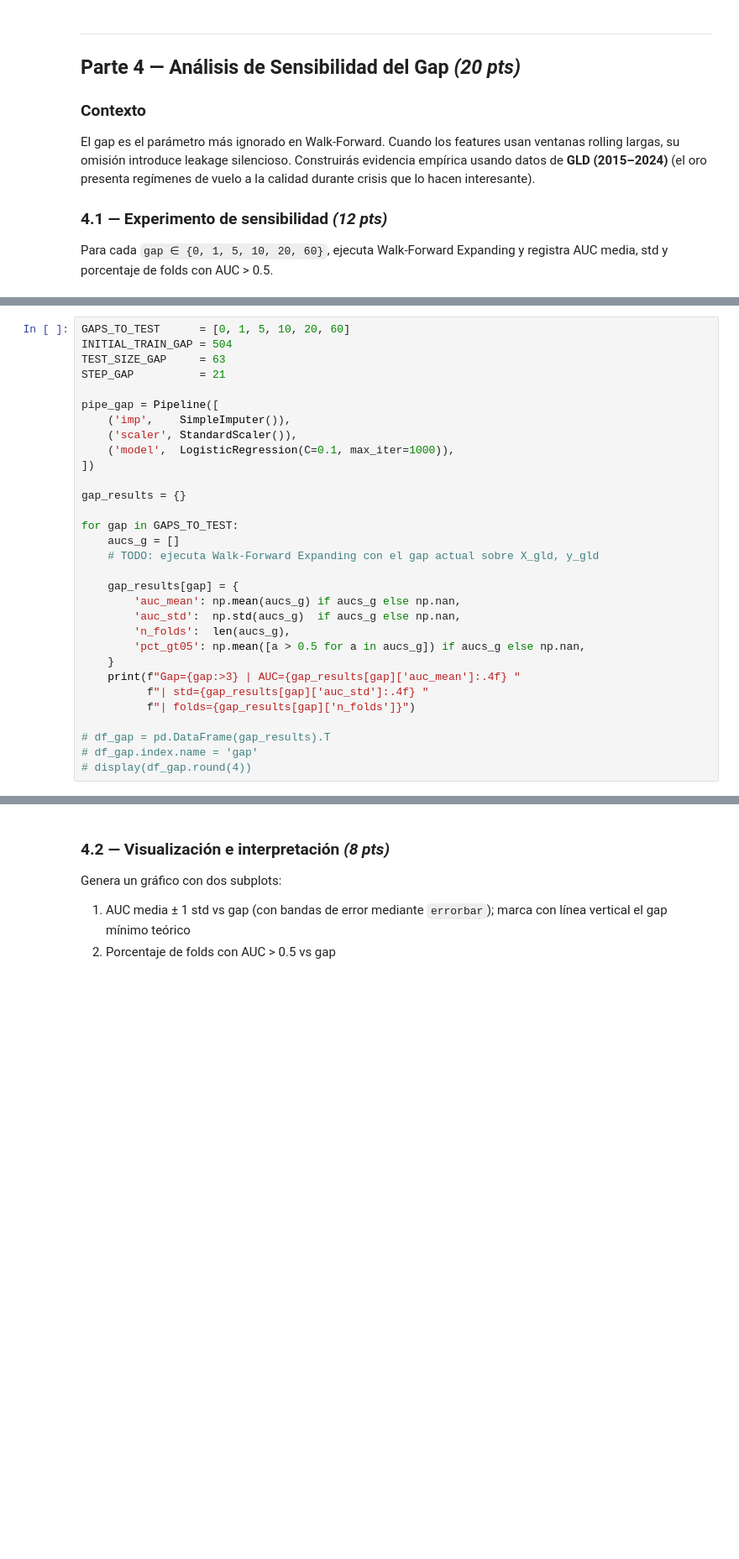
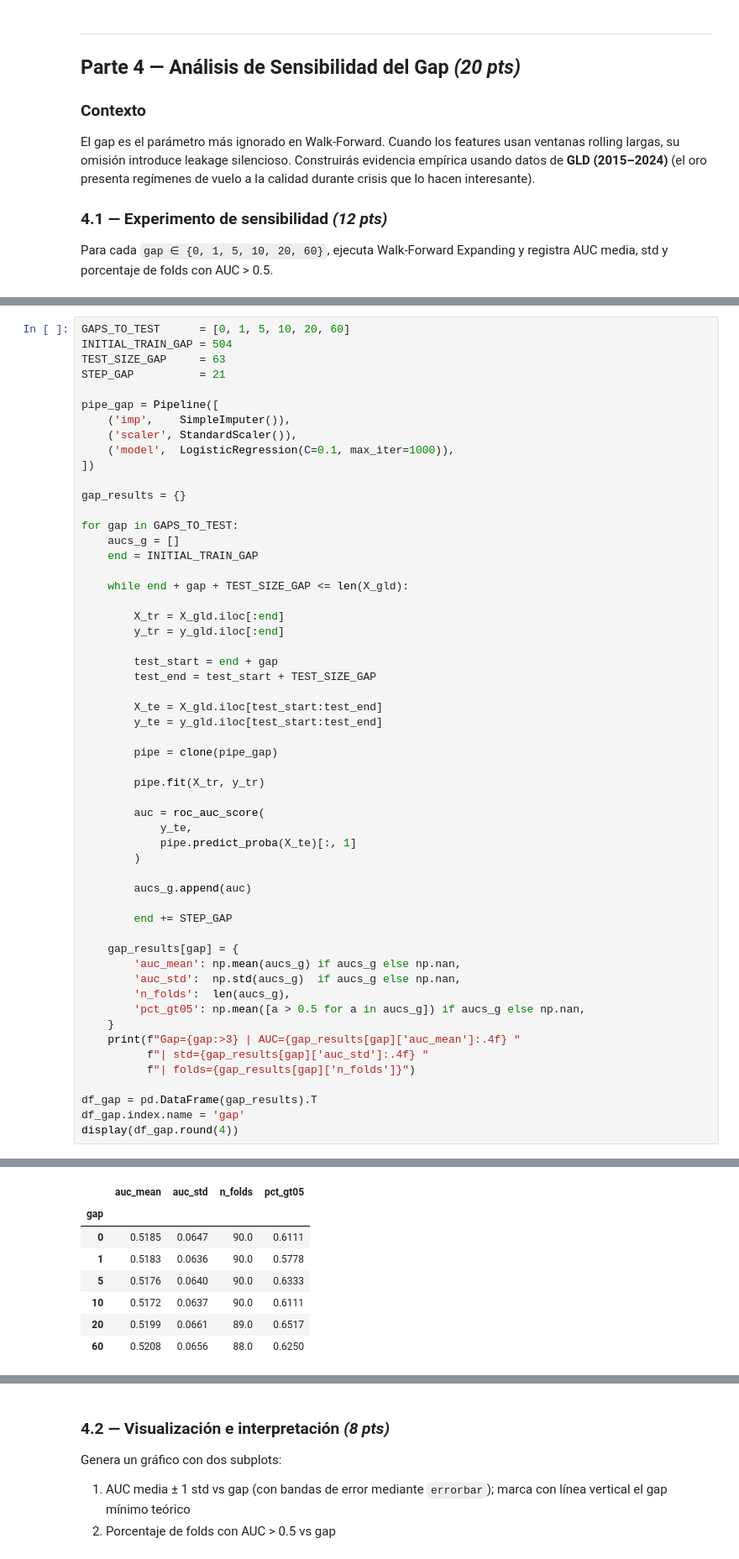
Before and after one commit to Vyena/ml_finance_teixeiradossantos, a Jupyter notebook: notebooks/hw03.ipynb, the cells around one changed output, grey strips where cells are left out. Shown at 84% size. Drawn from its saved outputs; the diff is of its cells as text; blank space fills up the shorter version.

```diff
--- a/notebooks/hw03.ipynb
+++ b/notebooks/hw03.ipynb
@@ -915,7 +934,31 @@ gap_results = {}
 
 for gap in GAPS_TO_TEST:
     aucs_g = []
-    # TODO: ejecuta Walk-Forward Expanding con el gap actual sobre X_gld, y_gld
+    end = INITIAL_TRAIN_GAP
+
+    while end + gap + TEST_SIZE_GAP <= len(X_gld):
+
+        X_tr = X_gld.iloc[:end]
+        y_tr = y_gld.iloc[:end]
+
+        test_start = end + gap
+        test_end = test_start + TEST_SIZE_GAP
+
+        X_te = X_gld.iloc[test_start:test_end]
+        y_te = y_gld.iloc[test_start:test_end]
+
+        pipe = clone(pipe_gap)
+
+        pipe.fit(X_tr, y_tr)
+
+        auc = roc_auc_score(
+            y_te,
+            pipe.predict_proba(X_te)[:, 1]
+        )
+
+        aucs_g.append(auc)
+
+        end += STEP_GAP
 
     gap_results[gap] = {
         'auc_mean': np.mean(aucs_g) if aucs_g else np.nan,
@@ -927,6 +970,7 @@ for gap in GAPS_TO_TEST:
           f"| std={gap_results[gap]['auc_std']:.4f} "
           f"| folds={gap_results[gap]['n_folds']}")
 
-# df_gap = pd.DataFrame(gap_results).T
-# df_gap.index.name = 'gap'
-# display(df_gap.round(4))
+df_gap = pd.DataFrame(gap_results).T
+df_gap.index.name = 'gap'
+display(df_gap.round(4))
+# %% [output]
@@ -932,0 +983,8 @@ for gap in GAPS_TO_TEST:
+|  | auc_mean | auc_std | n_folds | pct_gt05 |
+| gap |  |  |  |  |
+| 0 | 0.5185 | 0.0647 | 90.0 | 0.6111 |
+| 1 | 0.5183 | 0.0636 | 90.0 | 0.5778 |
+| 5 | 0.5176 | 0.0640 | 90.0 | 0.6333 |
+| 10 | 0.5172 | 0.0637 | 90.0 | 0.6111 |
+| 20 | 0.5199 | 0.0661 | 89.0 | 0.6517 |
+| 60 | 0.5208 | 0.0656 | 88.0 | 0.6250 |
```
Also changed, not shown: parts of 3 cells of this notebook.
